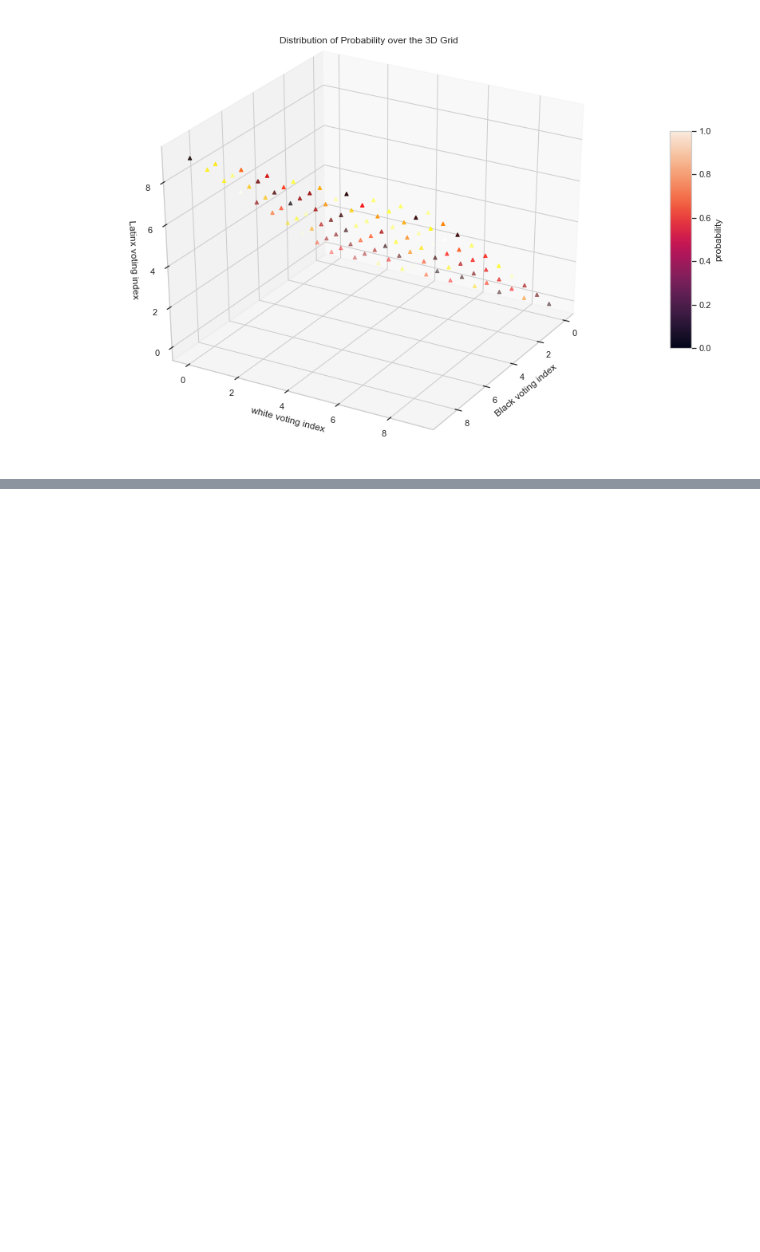
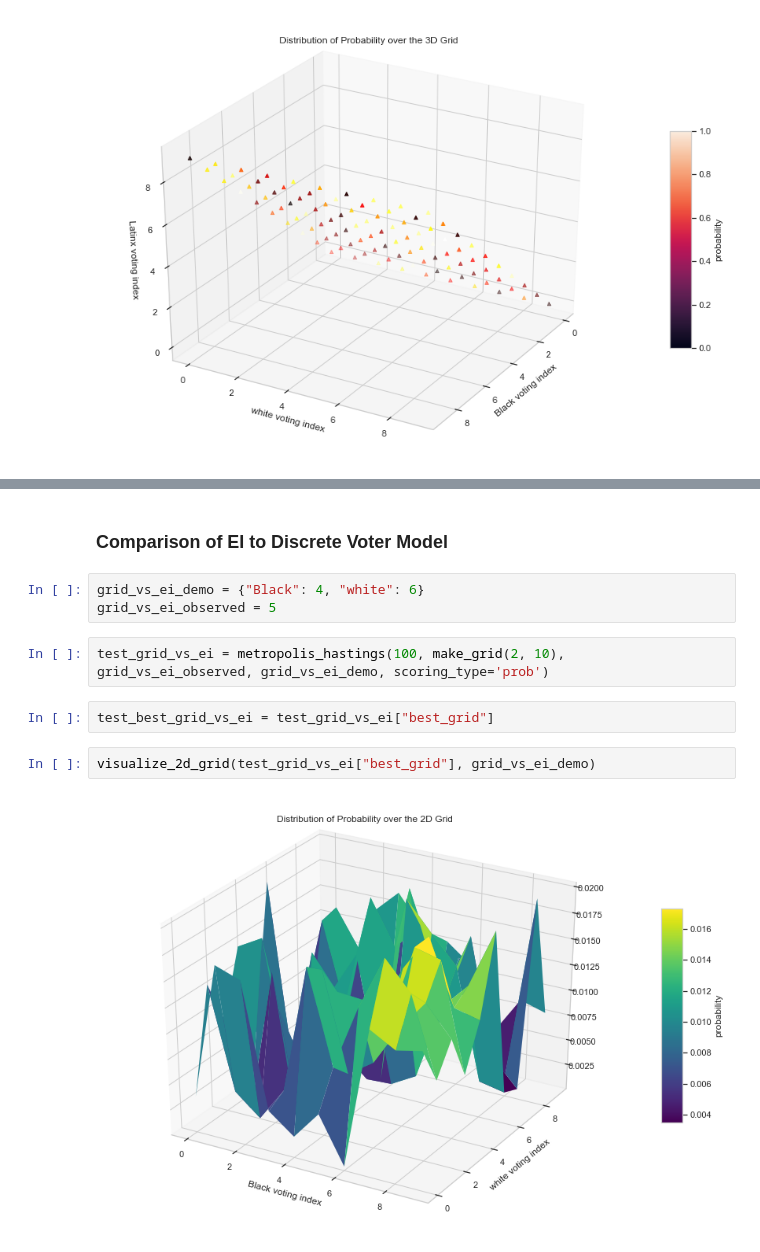
Before and after one commit to hangulu/thesis, a Jupyter notebook: methods.ipynb, the cells around one changed output, grey strips where cells are left out. Saved outputs shown, nothing was run; the diff lists cells and outputs as text; blank space fills up the shorter version.

```diff
--- a/methods.ipynb
+++ b/methods.ipynb
@@ -768,0 +899,13 @@ visualize_3d_grid(test_results_with_elec['best_grid'], test_demo)
+# %% [markdown]
+### Comparison of EI to Discrete Voter Model
+# %%
+grid_vs_ei_demo = {"Black": 4, "white": 6}
+grid_vs_ei_observed = 5
+# %%
+test_grid_vs_ei = metropolis_hastings(100, make_grid(2, 10), grid_vs_ei_observed, grid_vs_ei_demo, scoring_type='prob')
+# %%
+test_best_grid_vs_ei = test_grid_vs_ei["best_grid"]
+# %%
+visualize_2d_grid(test_grid_vs_ei["best_grid"], grid_vs_ei_demo)
+# %% [output]
+[figure, added]
```
Also changed, not shown: parts of 18 cells of this notebook.
